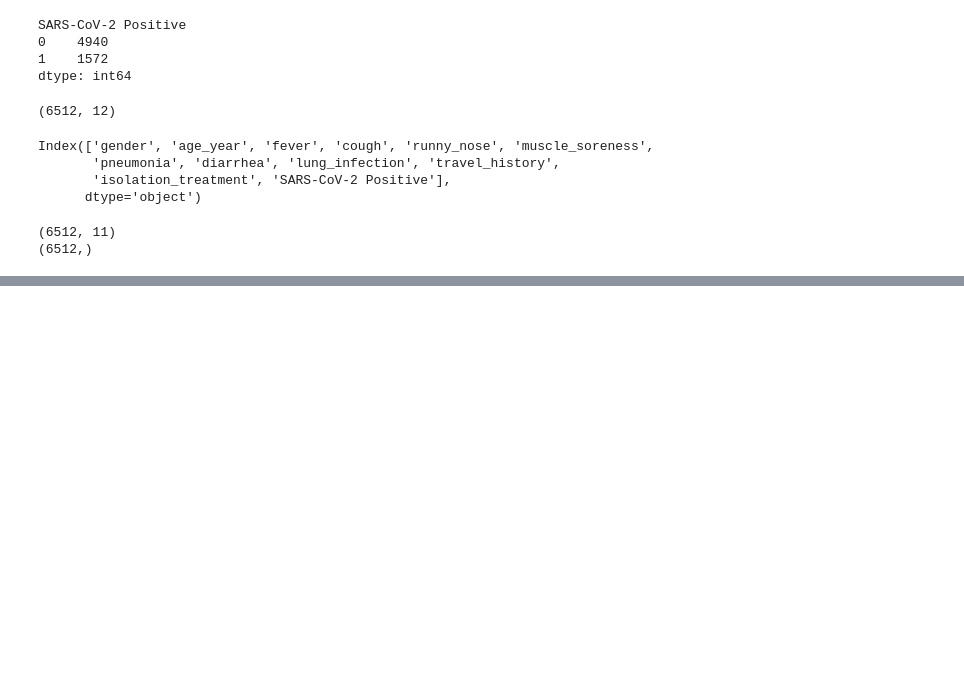
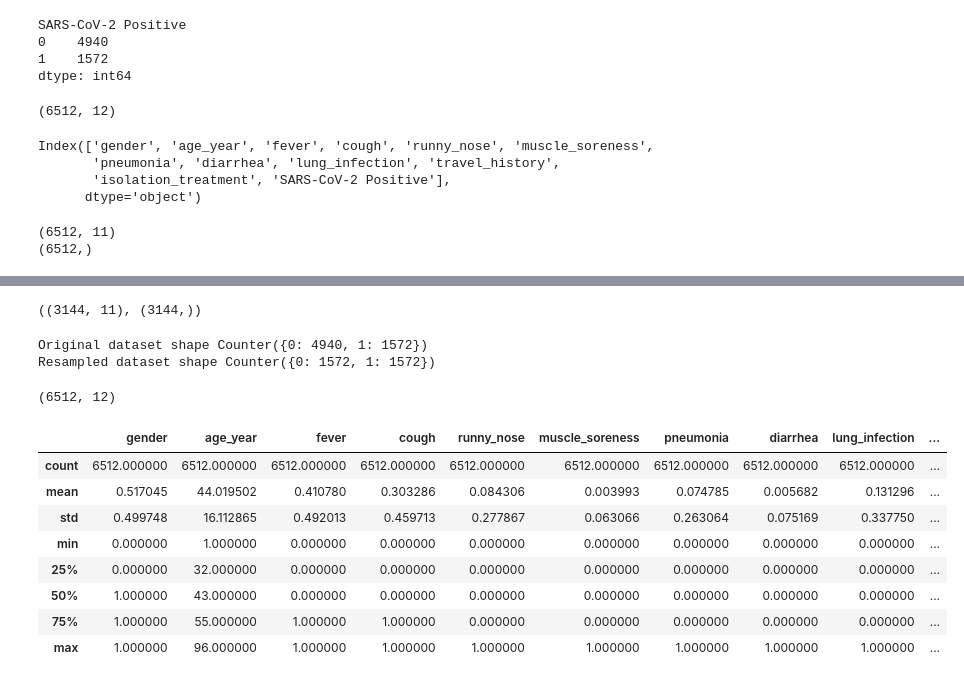
Before and after one commit to SaminZaman7/HackNSU3_-ZeroR-, a Jupyter notebook: Covid Prediction.ipynb, the cells around one changed output, grey strips where cells are left out. Drawn from its saved outputs; the diff is of its cells as text; code cells hidden in the pictures; blank space fills up the shorter version.

```diff
--- a/Covid Prediction.ipynb
+++ b/Covid Prediction.ipynb
@@ -176,0 +173,26 @@ X_res.shape,y_res.shape
+# %%
+X_res.shape,y_res.shape
+# %% [output]
+((3144, 11), (3144,))
+# %%
+print('Original dataset shape {}'.format(Counter(Y)))
+print('Resampled dataset shape {}'.format(Counter(y_res)))
+# %% [output]
+Original dataset shape Counter({0: 4940, 1: 1572})
+Resampled dataset shape Counter({0: 1572, 1: 1572})
+# %%
+df.shape
+# %% [output]
+(6512, 12)
+# %%
+df.describe()
+# %% [output]
+|  | gender | age_year | fever | cough | runny_nose | muscle_soreness | pneumonia | diarrhea | lung_infection | ... |
+| count | 6512.000000 | 6512.000000 | 6512.000000 | 6512.000000 | 6512.000000 | 6512.000000 | 6512.000000 | 6512.000000 | 6512.000000 | ... |
+| mean | 0.517045 | 44.019502 | 0.410780 | 0.303286 | 0.084306 | 0.003993 | 0.074785 | 0.005682 | 0.131296 | ... |
+| std | 0.499748 | 16.112865 | 0.492013 | 0.459713 | 0.277867 | 0.063066 | 0.263064 | 0.075169 | 0.337750 | ... |
+| min | 0.000000 | 1.000000 | 0.000000 | 0.000000 | 0.000000 | 0.000000 | 0.000000 | 0.000000 | 0.000000 | ... |
+| 25% | 0.000000 | 32.000000 | 0.000000 | 0.000000 | 0.000000 | 0.000000 | 0.000000 | 0.000000 | 0.000000 | ... |
+| 50% | 1.000000 | 43.000000 | 0.000000 | 0.000000 | 0.000000 | 0.000000 | 0.000000 | 0.000000 | 0.000000 | ... |
+| 75% | 1.000000 | 55.000000 | 1.000000 | 1.000000 | 0.000000 | 0.000000 | 0.000000 | 0.000000 | 0.000000 | ... |
+| max | 1.000000 | 96.000000 | 1.000000 | 1.000000 | 1.000000 | 1.000000 | 1.000000 | 1.000000 | 1.000000 | ... |
```
Also changed, not shown: parts of 10 cells of this notebook.
